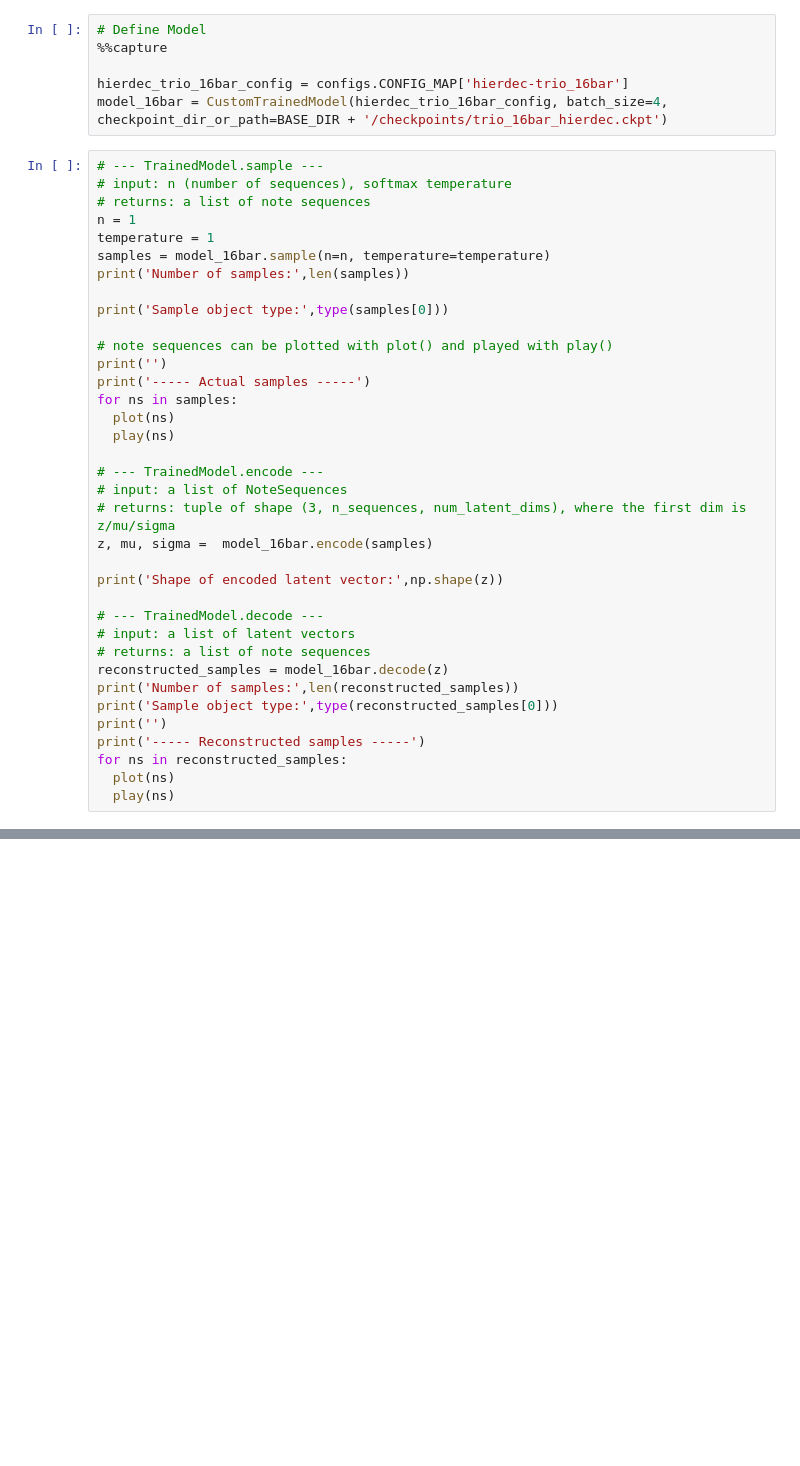
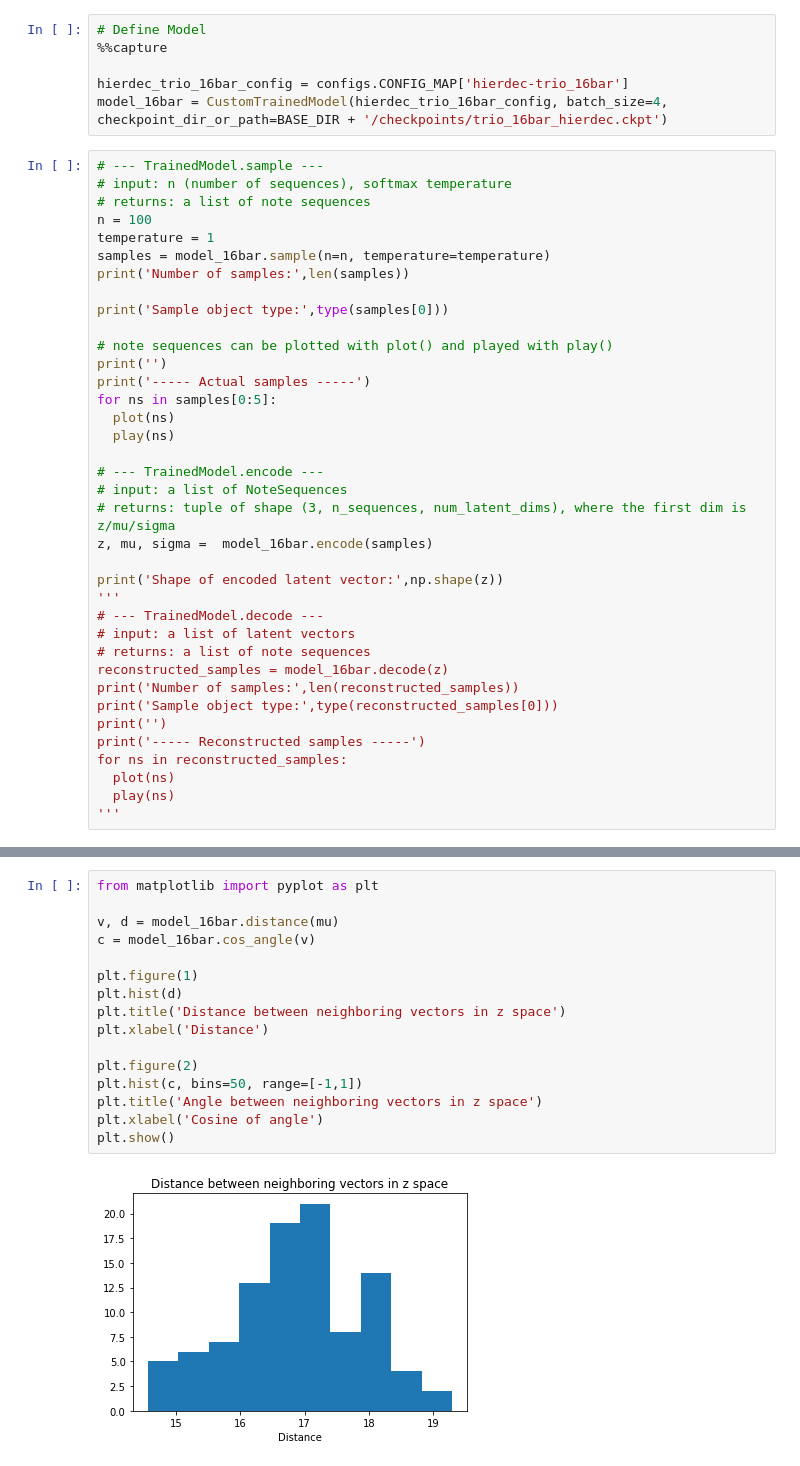
Before and after one commit to PitToYondeKudasai/MusicGenerator, a Jupyter notebook: 16bar_MusicVAE_Playground.ipynb, the cells around one changed output, grey strips where cells are left out. Saved outputs shown, nothing was run; the diff lists cells and outputs as text; blank space fills up the shorter version.

```diff
--- a/16bar_MusicVAE_Playground.ipynb
+++ b/16bar_MusicVAE_Playground.ipynb
@@ -126,7 +159,7 @@ model_16bar = CustomTrainedModel(hierdec_trio_16bar_config, batch_size=4, checkp
 # --- TrainedModel.sample ---
 # input: n (number of sequences), softmax temperature
 # returns: a list of note sequences
-n = 1
+n = 100
 temperature = 1
 samples = model_16bar.sample(n=n, temperature=temperature)
 print('Number of samples:',len(samples))
@@ -136,7 +169,7 @@ print('Sample object type:',type(samples[0]))
 # note sequences can be plotted with plot() and played with play()
 print('')
 print('----- Actual samples -----')
-for ns in samples:
+for ns in samples[0:5]:
   plot(ns)
   play(ns)
 
@@ -146,7 +179,7 @@ for ns in samples:
 z, mu, sigma =  model_16bar.encode(samples)
 
 print('Shape of encoded latent vector:',np.shape(z))
-
+'''
 # --- TrainedModel.decode ---
 # input: a list of latent vectors
 # returns: a list of note sequences
@@ -158,4 +191,5 @@ print('----- Reconstructed samples -----')
 for ns in reconstructed_samples:
   plot(ns)
   play(ns)
+'''
 # %% [output]
@@ -178,0 +212,18 @@ Sample object type: <class 'note_seq.protobuf.music_pb2.NoteSequence'>
+# %%
+from matplotlib import pyplot as plt
+
+v, d = model_16bar.distance(mu)
+c = model_16bar.cos_angle(v)
+
+plt.figure(1)
+plt.hist(d)
+plt.title('Distance between neighboring vectors in z space')
+plt.xlabel('Distance')
+
+plt.figure(2)
+plt.hist(c, bins=50, range=[-1,1])
+plt.title('Angle between neighboring vectors in z space')
+plt.xlabel('Cosine of angle')
+plt.show()
+# %% [output]
+[figure, added]
```
Also changed, not shown: parts of 3 cells of this notebook.
